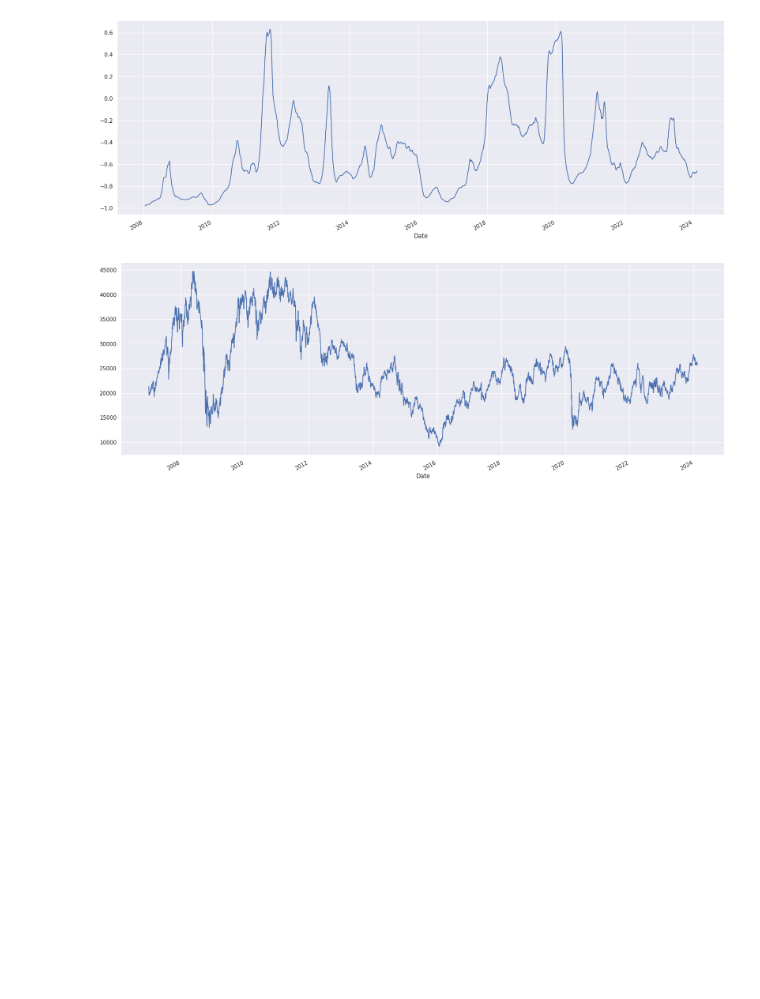
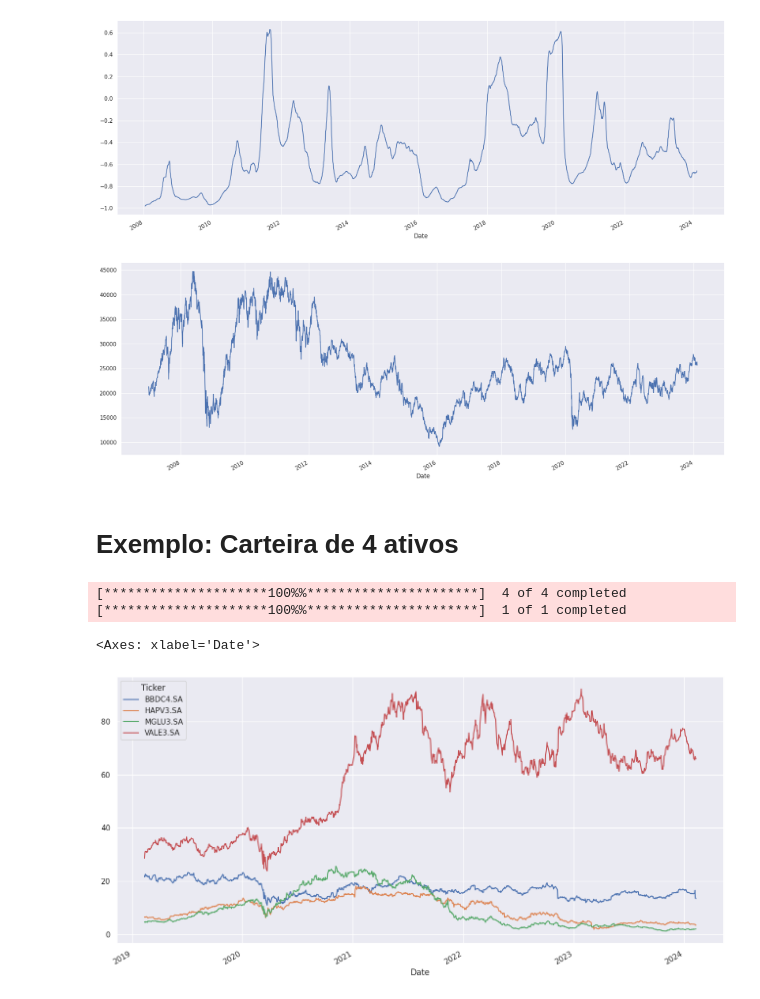
Before and after one commit to VinLavor/Analise-de-dados-em-Python, a Jupyter notebook: Análise_Financeira_em_Python.ipynb, the cells around one changed output. Cells and saved outputs as stored; diff of their text form; code cells hidden in the pictures; blank space fills up the shorter version.

```diff
--- a/Análise_Financeira_em_Python.ipynb
+++ b/Análise_Financeira_em_Python.ipynb
@@ -158,3 +179,19 @@ carteira["IBOV-DOLARIZADO"] = (carteira['IBOV'] / carteira['Dolar']).plot(figsiz
 carteira
 # %% [output]
 [figure]
+# %% [markdown]
+# Exemplo: Carteira de 4 ativos
+# %%
+ativos = ["MGLU3.SA" , "HAPV3.SA", "VALE3.SA", "BBDC4.SA"]
+carteira = web.get_data_yahoo(ativos, period = "5y")["Adj Close"] # vai pegar o dado desses ativos nos ultimos 5 anos
+
+ibov =  web.get_data_yahoo("^BVSP", period = "5y")["Adj Close"] # vai pegar os dados da ibov
+
+sns.set()
+
+carteira.plot(figsize = (16,8))
+# %% [output]
+[*********************100%%**********************]  4 of 4 completed
+[*********************100%%**********************]  1 of 1 completed
+<Axes: xlabel='Date'>
+[figure, added]
```
Also changed, not shown: parts of 12 cells of this notebook.
